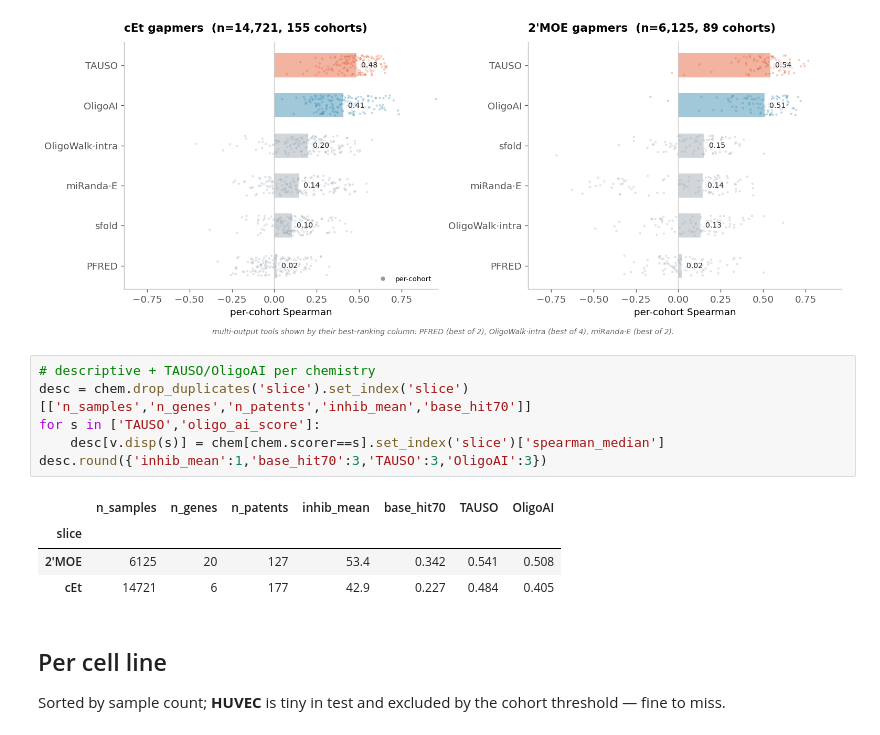
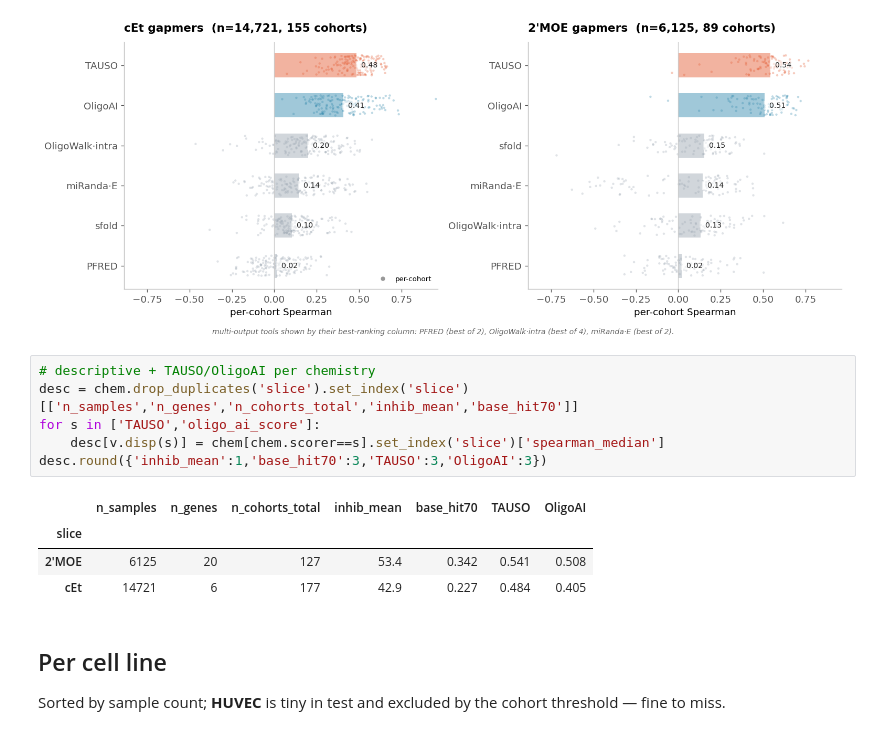
Before and after one commit to RedPenguin100/TAUSO, a Jupyter notebook: notebooks/graphs/models/breakdowns.ipynb, the cells around one changed output. Saved outputs shown, nothing was run; the diff lists cells and outputs as text.

```diff
--- a/notebooks/graphs/models/breakdowns.ipynb
+++ b/notebooks/graphs/models/breakdowns.ipynb
@@ -36,12 +36,12 @@ plt.tight_layout(); plt.show()
 [figure]
 # %%
 # descriptive + TAUSO/OligoAI per chemistry
-desc = chem.drop_duplicates('slice').set_index('slice')[['n_samples','n_genes','n_patents','inhib_mean','base_hit70']]
+desc = chem.drop_duplicates('slice').set_index('slice')[['n_samples','n_genes','n_cohorts_total','inhib_mean','base_hit70']]
 for s in ['TAUSO','oligo_ai_score']:
     desc[v.disp(s)] = chem[chem.scorer==s].set_index('slice')['spearman_median']
 desc.round({'inhib_mean':1,'base_hit70':3,'TAUSO':3,'OligoAI':3})
 # %% [output]
-|  | n_samples | n_genes | n_patents | inhib_mean | base_hit70 | TAUSO | OligoAI |
+|  | n_samples | n_genes | n_cohorts_total | inhib_mean | base_hit70 | TAUSO | OligoAI |
 | slice |  |  |  |  |  |  |  |
 | 2'MOE | 6125 | 20 | 127 | 53.4 | 0.342 | 0.541 | 0.508 |
 | cEt | 14721 | 6 | 177 | 42.9 | 0.227 | 0.484 | 0.405 |
```
Also changed, not shown: parts of 7 cells of this notebook, 4 other files.
